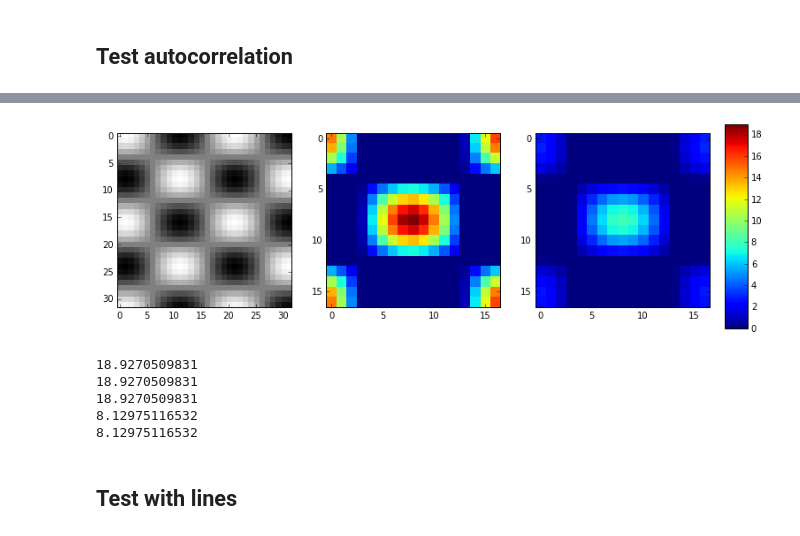
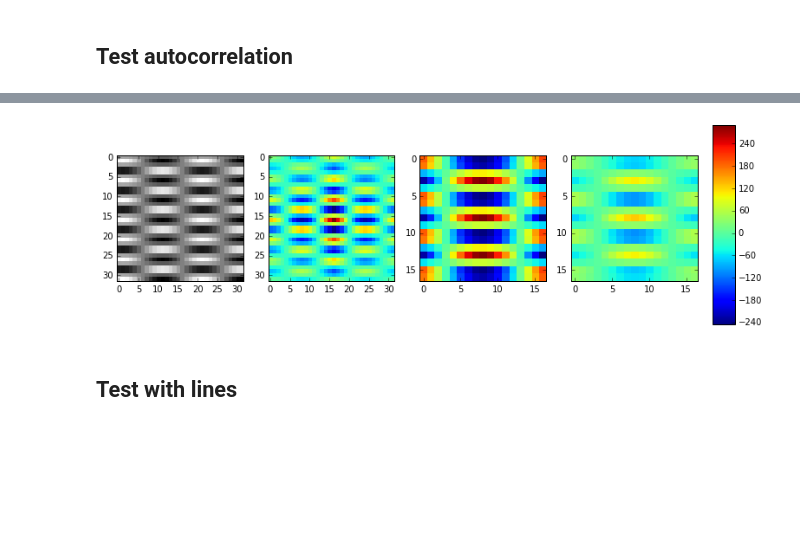
Before and after one commit to tytell/fibers, a Jupyter notebook: Fiber Angle Test 2D.ipynb, the cells around one changed output, grey strips where cells are left out. Drawn from its saved outputs; the diff is of its cells as text; code cells hidden in the pictures; blank space fills up the shorter version.

```diff
--- a/Fiber Angle Test 2D.ipynb
+++ b/Fiber Angle Test 2D.ipynb
@@ -85,38 +67,32 @@ print np.sum(((I1[8:-8,8:-8]-np.mean(I1))/np.ptp(I1))**2)
 # %%
 i,j = np.meshgrid(range(-16,16),range(-16,16))
-I1 = np.sin(2*np.pi*i/20) * np.cos(2*np.pi*j/16)
+I1 = np.sin(2*np.pi*i/20) * np.cos(2*np.pi*j/5)
 
-C1 = ndautocorr(I1,insz=(16,16))
-C2 = ndautocorr(I1,insz=(16,16),window='hamming')
+hamm = fibers.make_window_vals(I1, window='hamming')
 
-fig,ax = subplots(1,3)
+C0 = fibers.ndautocorr(I1)
+C1 = fibers.scipyautocorr(I1,insz=(16,16))
+C2 = fibers.scipyautocorr(I1,insz=(16,16),window=hamm)
+
+fig,ax = subplots(1,4)
 ax[0].imshow(I1,cmap=cm.gray, interpolation='nearest')
 
-im = ax[1].imshow(C1, interpolation='nearest')
-im.set_clim(0,np.max(C1))
+im = ax[1].imshow(C0, interpolation='nearest')
+im.set_clim(np.min(C0),np.max(C0))
 
-im = ax[2].imshow(C2, interpolation='nearest')
-im.set_clim(0,np.max(C1))
+im = ax[2].imshow(C1, interpolation='nearest')
+im.set_clim(np.min(C1),np.max(C1))
+
+im = ax[3].imshow(C2, interpolation='nearest')
+im.set_clim(np.min(C1),np.max(C1))
 
 fig.subplots_adjust(right=0.9)
 cax = fig.add_axes([0.92, 0.3, 0.03, 0.4])
 fig.colorbar(im, cax=cax)
 
 show()
 # %% [output]
-[figure, old version]
+[figure, new version]
-# %%
-print np.max(C1)
-print np.sum(((I1[8:-8,8:-8]-np.mean(I1))/np.ptp(I1))**2)
-print C1[8,8]
-print np.max(C2)
-print C2[8,8]
-# %% [output]
-18.9270509831
-18.9270509831
-18.9270509831
-8.12975116532
-8.12975116532
 # %% [markdown]
 ## Test with lines
 # %%
```
Also changed, not shown: parts of 21 cells of this notebook, 6 other files.
